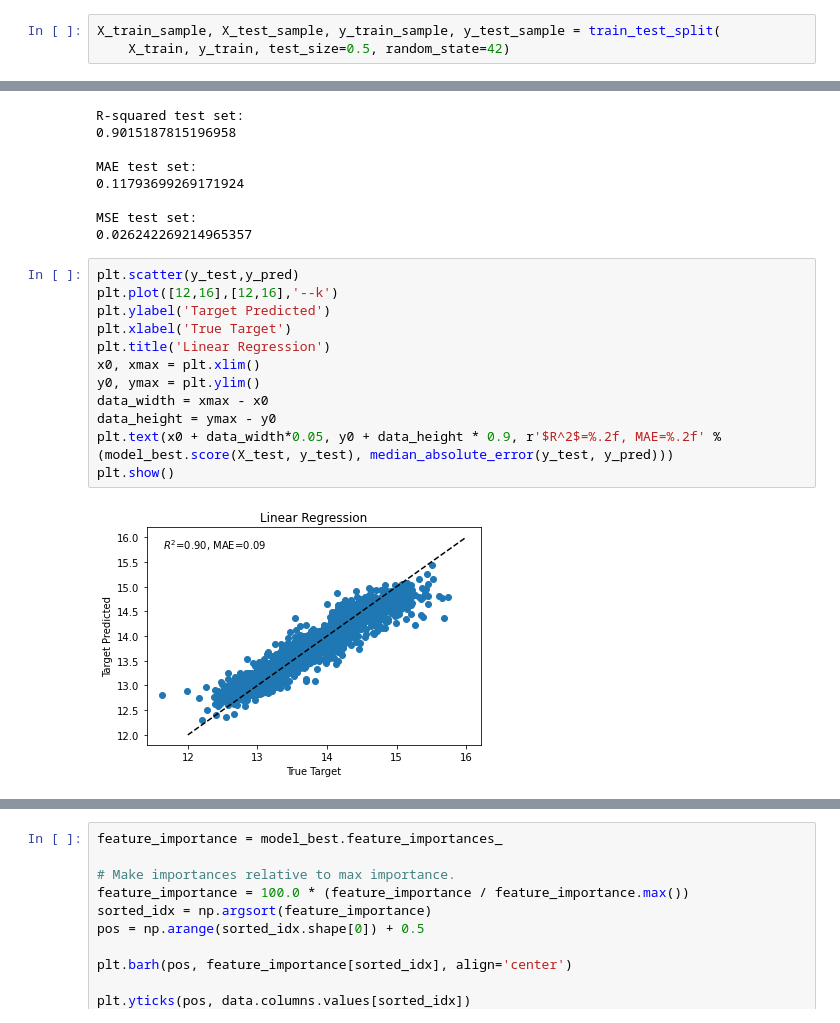
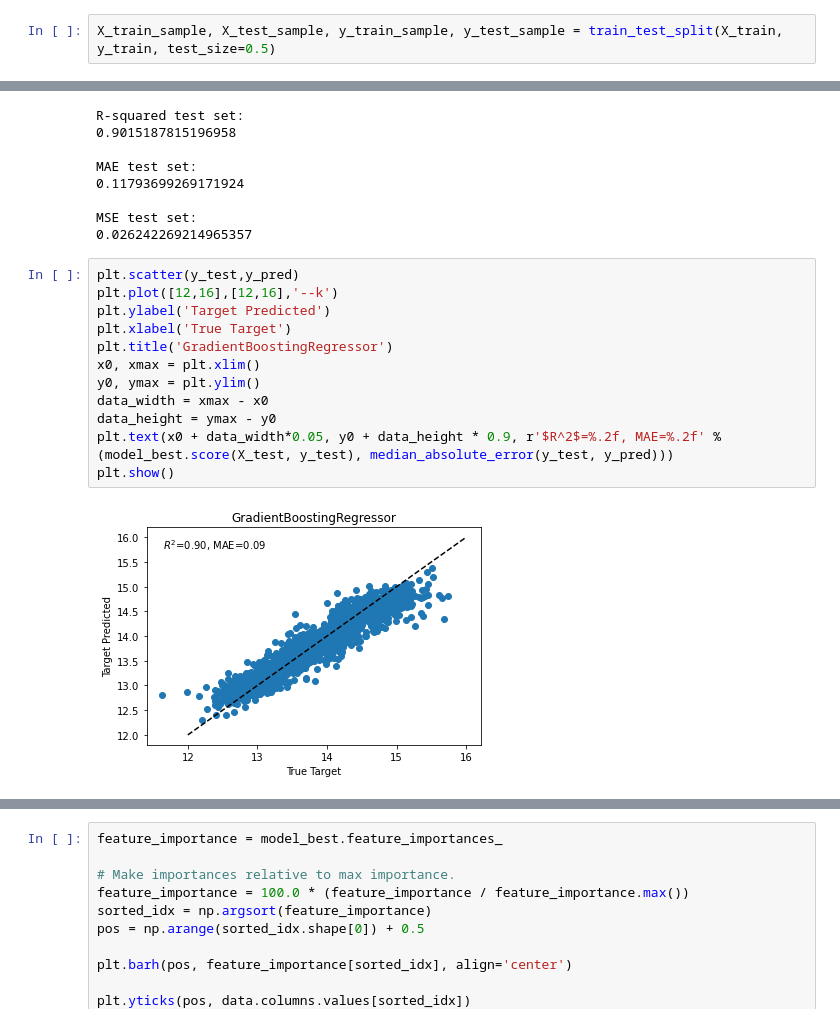
Before and after one commit to dinhngoc267/Machine-Learning-Course, a Jupyter notebook: Melbourne Housing Project.ipynb, the cells around one changed output, grey strips where cells are left out. Saved outputs shown, nothing was run; the diff lists cells and outputs as text.

```diff
--- a/Melbourne Housing Project.ipynb
+++ b/Melbourne Housing Project.ipynb
@@ -486,6 +461,5 @@ Sử dụng mô hình GradientBoostingRegressor để tinh chỉnh siêu tham s
 # %%
-X_train_sample, X_test_sample, y_train_sample, y_test_sample = train_test_split(
-    X_train, y_train, test_size=0.5, random_state=42)
+X_train_sample, X_test_sample, y_train_sample, y_test_sample = train_test_split(X_train, y_train, test_size=0.5)
 # %%
 learning_rate=[0.01]
 alpha=[0.01,0.03,0.05,0.1,0.3, 0.9]
@@ -540,14 +514,14 @@ MSE test set:
 # %%
 plt.scatter(y_test,y_pred)
 plt.plot([12,16],[12,16],'--k')
 plt.ylabel('Target Predicted')
 plt.xlabel('True Target')
-plt.title('Linear Regression')
+plt.title('GradientBoostingRegressor')
 x0, xmax = plt.xlim()
 y0, ymax = plt.ylim()
 data_width = xmax - x0
 data_height = ymax - y0
 plt.text(x0 + data_width*0.05, y0 + data_height * 0.9, r'$R^2$=%.2f, MAE=%.2f' % (model_best.score(X_test, y_test), median_absolute_error(y_test, y_pred)))
 plt.show()
 # %% [output]
-[figure, old version]
+[figure, new version]
```
Also changed, not shown: parts of 11 cells of this notebook.
